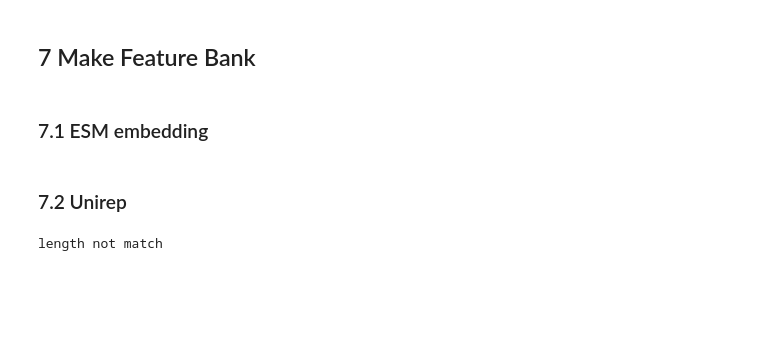
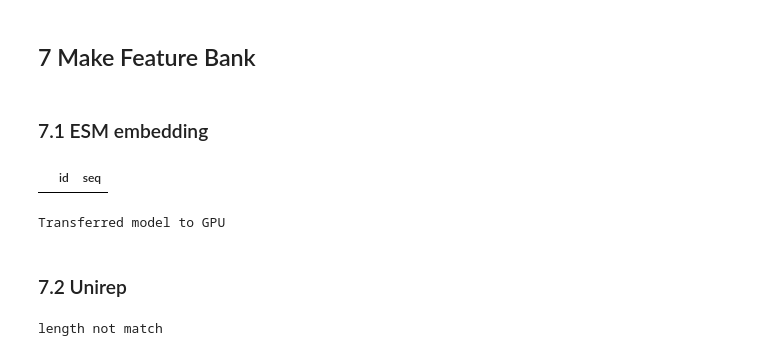
Before and after one commit to kingstdio/ECRECer, a Jupyter notebook: prepare_task_dataset.ipynb, the cells around one changed output. Saved outputs shown, nothing was run; the diff lists cells and outputs as text; code cells hidden in the pictures; blank space fills up the shorter version.

```diff
--- a/prepare_task_dataset.ipynb
+++ b/prepare_task_dataset.ipynb
@@ -341,10 +474,12 @@ Write finished
 # %%
 # loading sprot data
 snap18 = pd.read_feather(cfg.DIR_UNIPROT + '/snap201802.feather')
+snap19 = pd.read_feather(cfg.DIR_UNIPROT + '/snap201902.feather')
 snap20 = pd.read_feather(cfg.DIR_UNIPROT + '/snap202006.feather')
+snap21 = pd.read_feather(cfg.DIR_UNIPROT + '/snap202102.feather')
 snap22 = pd.read_feather(cfg.DIR_UNIPROT + '/snap202202.feather')
 # merge
-full_snap_data = pd.concat([snap18, snap20,snap22], axis=0)
+full_snap_data = pd.concat([snap18, snap19,snap20,snap21,snap22], axis=0)
 full_snap_data = full_snap_data.sort_values(by=['id', 'date_annotation_update'], ascending=False)
 full_snap_data = full_snap_data[['id', 'seq']].drop_duplicates(subset='id', keep='first')
 full_snap_data.reset_index(drop=True, inplace=True)
@@ -365,8 +500,13 @@ else:
     needesm = full_snap_data
     needunirep = full_snap_data
     needonehot = full_snap_data
+# %%
+needonehot
+# %% [output]
+|  | id | seq |
 # %%
 # !pip install fair-esm
+from tools import embedding_esm as esmebd
 if len(needesm)>0:
     tr_rep0, tr_rep32, tr_rep33 = esmebd.get_rep_multi_sequence(sequences=needesm, model='esm1b_t33_650M_UR50S',seqthres=1022)
 
@@ -380,6 +520,8 @@ if len(needesm)>0:
     feature_esm0.to_feather(cfg.FILE_FEATURE_ESM0)
     feature_esm32.to_feather(cfg.FILE_FEATURE_ESM32)
     feature_esm33.to_feather(cfg.FILE_FEATURE_ESM33)
+# %% [output]
+Transferred model to GPU
 # %% [markdown]
 ### 7.2 Unirep
 # %%
```
Also changed, not shown: parts of 21 cells of this notebook, 7 other files.
